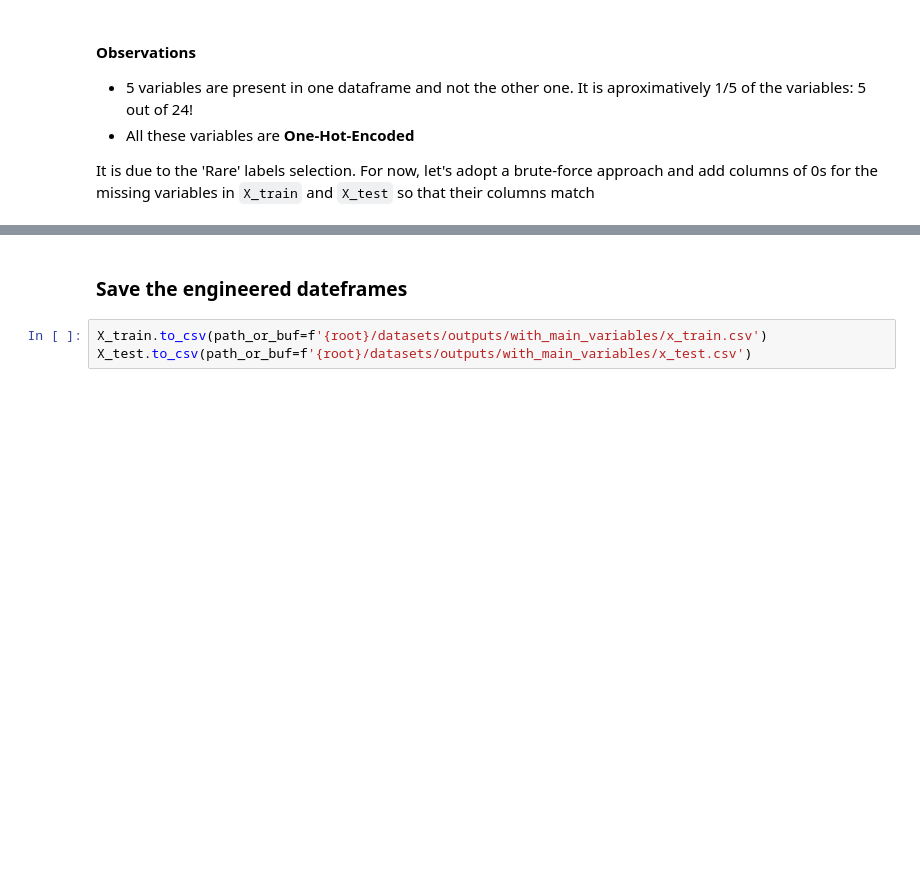
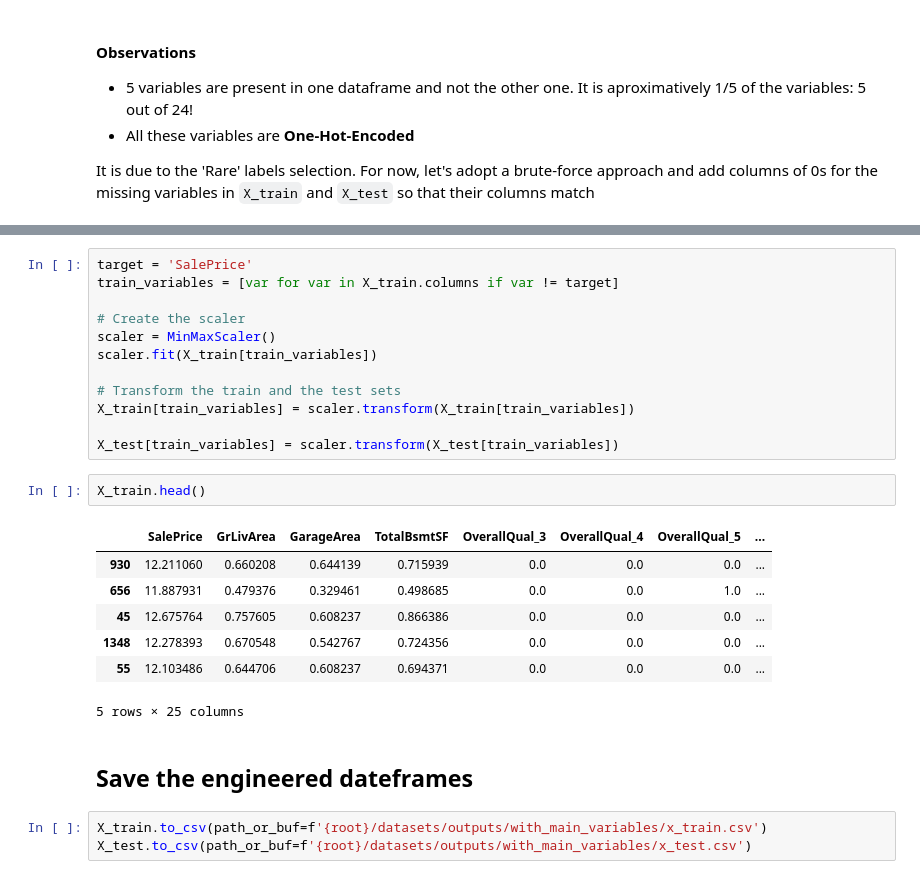
Before and after one commit to lohiermichael/house-prices-prediction, a Jupyter notebook: notebooks/2.with_main_variables/2.1.feature_engineering.ipynb, the cells around one changed output, grey strips where cells are left out. Saved outputs shown, nothing was run; the diff lists cells and outputs as text; blank space fills up the shorter version.

Commit message:
Scale the variables

```diff
--- a/notebooks/2.with_main_variables/2.1.feature_engineering.ipynb
+++ b/notebooks/2.with_main_variables/2.1.feature_engineering.ipynb
@@ -336,5 +345,27 @@ X_test shape: (146, 24)
+# %%
+target = 'SalePrice'
+train_variables = [var for var in X_train.columns if var != target]
+
+# Create the scaler
+scaler = MinMaxScaler()
+scaler.fit(X_train[train_variables])
+
+# Transform the train and the test sets
+X_train[train_variables] = scaler.transform(X_train[train_variables])
+
+X_test[train_variables] = scaler.transform(X_test[train_variables])
+# %%
+X_train.head()
+# %% [output]
+|  | SalePrice | GrLivArea | GarageArea | TotalBsmtSF | OverallQual_3 | OverallQual_4 | OverallQual_5 | ... |
+| 930 | 12.211060 | 0.660208 | 0.644139 | 0.715939 | 0.0 | 0.0 | 0.0 | ... |
+| 656 | 11.887931 | 0.479376 | 0.329461 | 0.498685 | 0.0 | 0.0 | 1.0 | ... |
+| 45 | 12.675764 | 0.757605 | 0.608237 | 0.866386 | 0.0 | 0.0 | 0.0 | ... |
+| 1348 | 12.278393 | 0.670548 | 0.542767 | 0.724356 | 0.0 | 0.0 | 0.0 | ... |
+| 55 | 12.103486 | 0.644706 | 0.608237 | 0.694371 | 0.0 | 0.0 | 0.0 | ... |
+5 rows × 25 columns
 # %% [markdown]
-### Save the engineered dateframes
+## Save the engineered dateframes
 # %%
 X_train.to_csv(path_or_buf=f'{root}/datasets/outputs/with_main_variables/x_train.csv')
 X_test.to_csv(path_or_buf=f'{root}/datasets/outputs/with_main_variables/x_test.csv')
```
Also changed, not shown: parts of 7 cells of this notebook.
